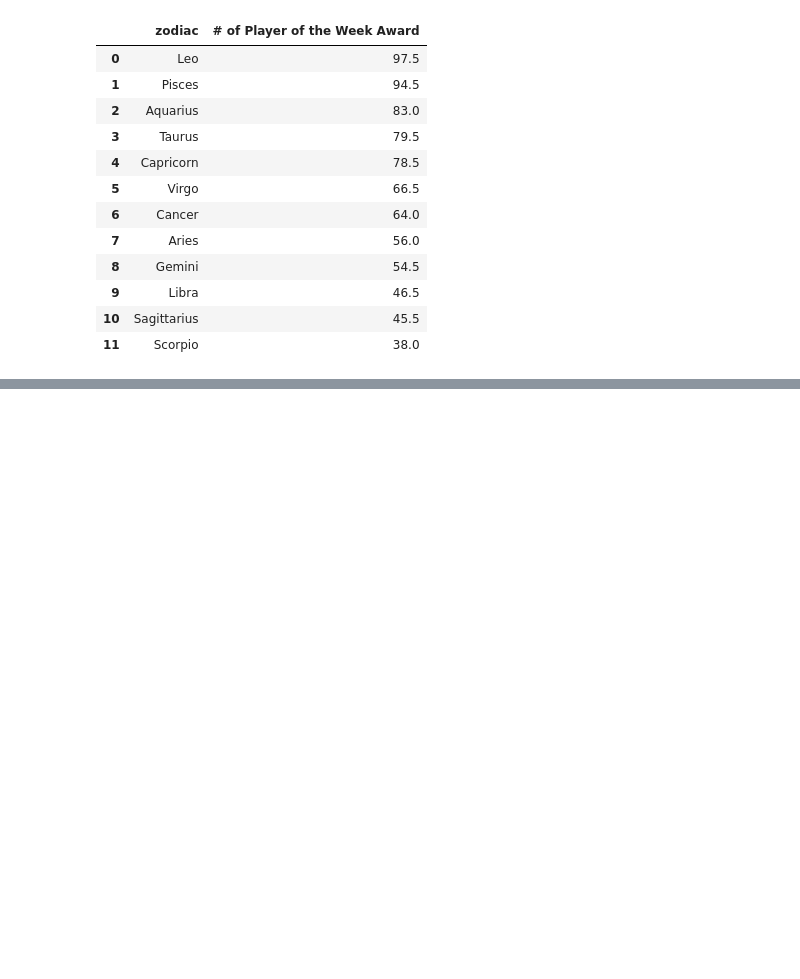
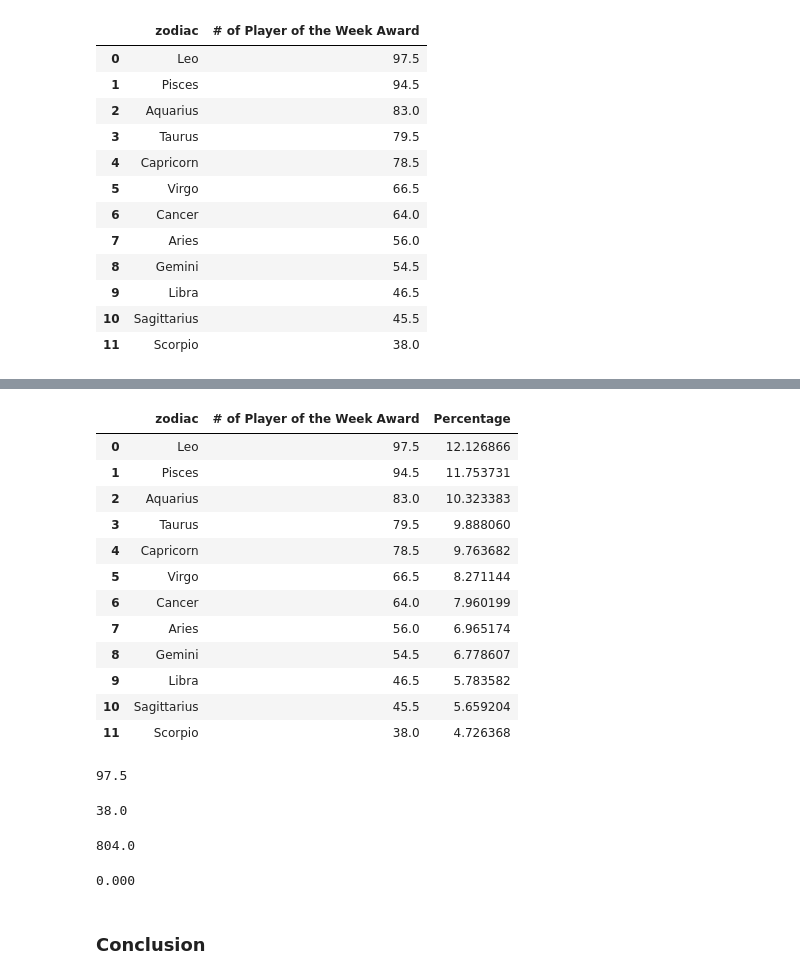
Before and after one commit to j9stuart/NBAdata, a Jupyter notebook: NBA_Consolidated.ipynb, the cells around one changed output, grey strips where cells are left out. Saved outputs shown, nothing was run; the diff lists cells and outputs as text; code cells hidden in the pictures; blank space fills up the shorter version.

Commit message:
with z-test

```diff
--- a/NBA_Consolidated.ipynb
+++ b/NBA_Consolidated.ipynb
@@ -153,3 +156,9 @@ pd.read_sql_query('select * from Zodiac_Player_of_the_Week', con=engine).head(12
 | 9 | Libra | 46.5 |
 | 10 | Sagittarius | 45.5 |
 | 11 | Scorpio | 38.0 |
+# %%
+### transforming to df in Pandas
+
+
+NBA_zodiac_player_week_df = pd.read_sql_query('select * from Zodiac_Player_of_the_Week', con=engine)
+NBA_zodiac_player_week_df.head(12)
@@ -156,2 +179,56 @@ pd.read_sql_query('select * from Zodiac_Player_of_the_Week', con=engine).head(12
+# %%
+NBA_zodiac_player_week_df["Percentage"] = (NBA_zodiac_player_week_df["# of Player of the Week Award"] /
+                                        NBA_zodiac_player_week_df["# of Player of the Week Award"].sum()) * 100
+
+NBA_zodiac_player_week_df.head(12)
+# %% [output]
+|  | zodiac | # of Player of the Week Award | Percentage |
+| 0 | Leo | 97.5 | 12.126866 |
+| 1 | Pisces | 94.5 | 11.753731 |
+| 2 | Aquarius | 83.0 | 10.323383 |
+| 3 | Taurus | 79.5 | 9.888060 |
+| 4 | Capricorn | 78.5 | 9.763682 |
+| 5 | Virgo | 66.5 | 8.271144 |
+| 6 | Cancer | 64.0 | 7.960199 |
+| 7 | Aries | 56.0 | 6.965174 |
+| 8 | Gemini | 54.5 | 6.778607 |
+| 9 | Libra | 46.5 | 5.783582 |
+| 10 | Sagittarius | 45.5 | 5.659204 |
+| 11 | Scorpio | 38.0 | 4.726368 |
+# %%
+### Defining highest zodiac weekly awards
+
+Leo_week_awards = NBA_zodiac_player_week_df["# of Player of the Week Award"][0]
+
+Leo_week_awards
+# %% [output]
+97.5
+# %%
+### Defining lowest zodiac weekly awards
+
+Scorpio_week_awards = NBA_zodiac_player_week_df["# of Player of the Week Award"][11]
+
+Scorpio_week_awards
+# %% [output]
+38.0
+# %%
+### Defining total weekly awards
+
+Total_player_weeks = NBA_zodiac_player_week_df["# of Player of the Week Award"].sum()
+print(Total_player_weeks)
+# %% [output]
+804.0
+# %%
+### Creating a Z-Test
+
+count = np.array([Leo_week_awards, Scorpio_week_awards])
+nobs = np.array([Total_player_weeks, Total_player_weeks])
+value = .05
+stat, pval = proportions_ztest(count, nobs)
+print('{0:0.3f}'.format(pval))
+# %% [output]
+0.000
+# %% [markdown]
+### Conclusion
 # %% [markdown]
 As per table above, since 1985 NBA player pertaining to Leo zodiac sign has almost 3 times more player of the week award than Scorpio NBA players.
```
Also changed, not shown: parts of 3 cells of this notebook.
